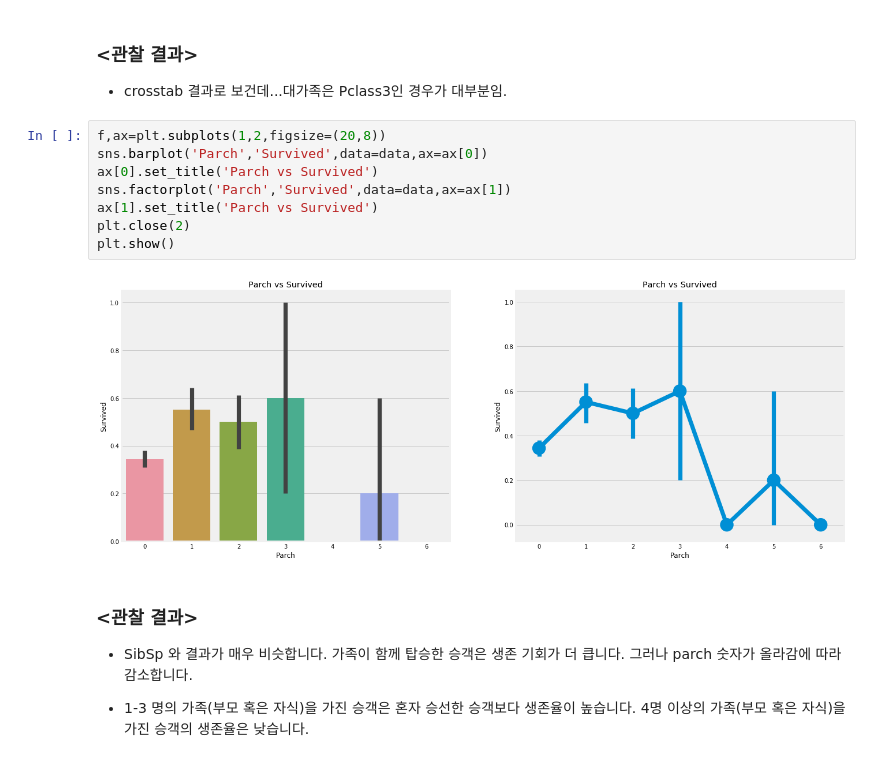
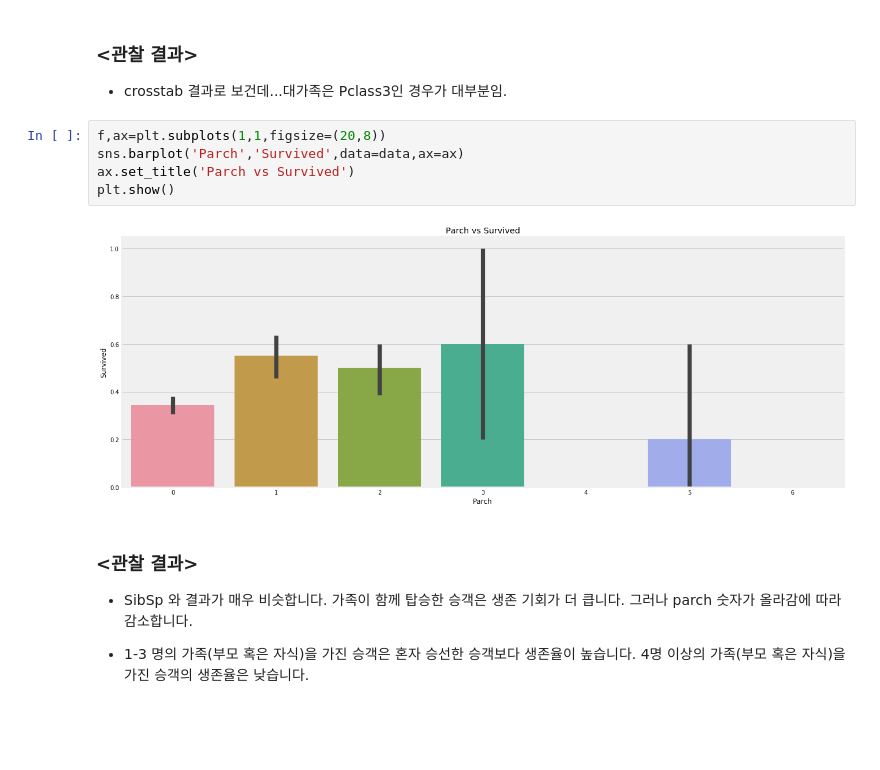
Before and after one commit to ttc-edu-dev-team/da-structured-data, a Jupyter notebook: step3 - Classification.ipynb, the cells around one changed output. Cells and saved outputs as stored; diff of their text form; blank space fills up the shorter version.

```diff
--- a/step3 - Classification.ipynb
+++ b/step3 - Classification.ipynb
@@ -1034,15 +1031,12 @@ pd.crosstab(data.Parch,data.Pclass).style.background_gradient(cmap='summer_r')
 ### <관찰 결과>
 - crosstab 결과로 보건데...대가족은 Pclass3인 경우가 대부분임.
 # %%
-f,ax=plt.subplots(1,2,figsize=(20,8))
-sns.barplot('Parch','Survived',data=data,ax=ax[0])
-ax[0].set_title('Parch vs Survived')
-sns.factorplot('Parch','Survived',data=data,ax=ax[1])
-ax[1].set_title('Parch vs Survived')
-plt.close(2)
+f,ax=plt.subplots(1,1,figsize=(20,8))
+sns.barplot('Parch','Survived',data=data,ax=ax)
+ax.set_title('Parch vs Survived')
 plt.show()
 # %% [output]
-[figure, old version]
+[figure, new version]
 # %% [markdown]
 ### <관찰 결과>
 
```
Also changed, not shown: parts of 7 cells of this notebook.
